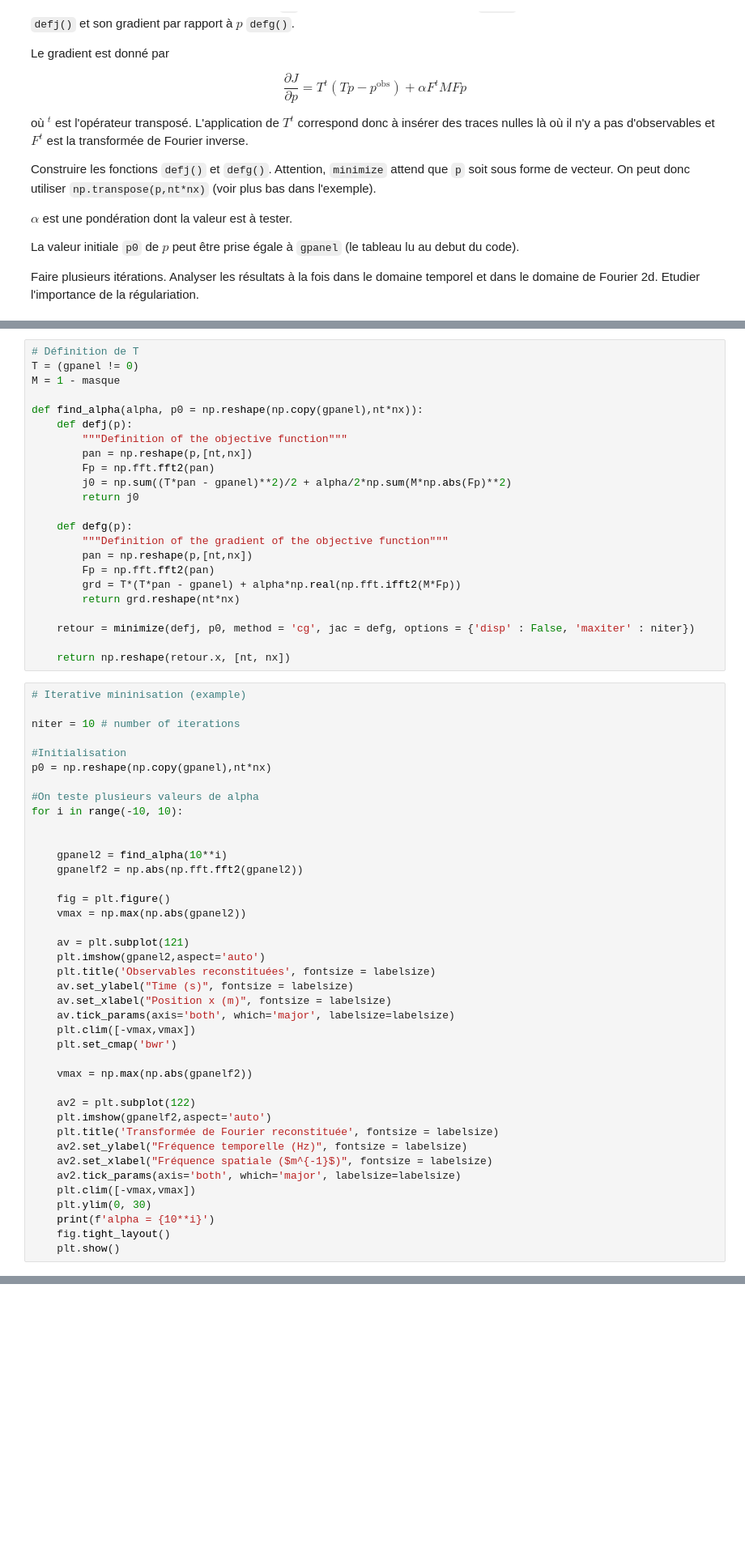
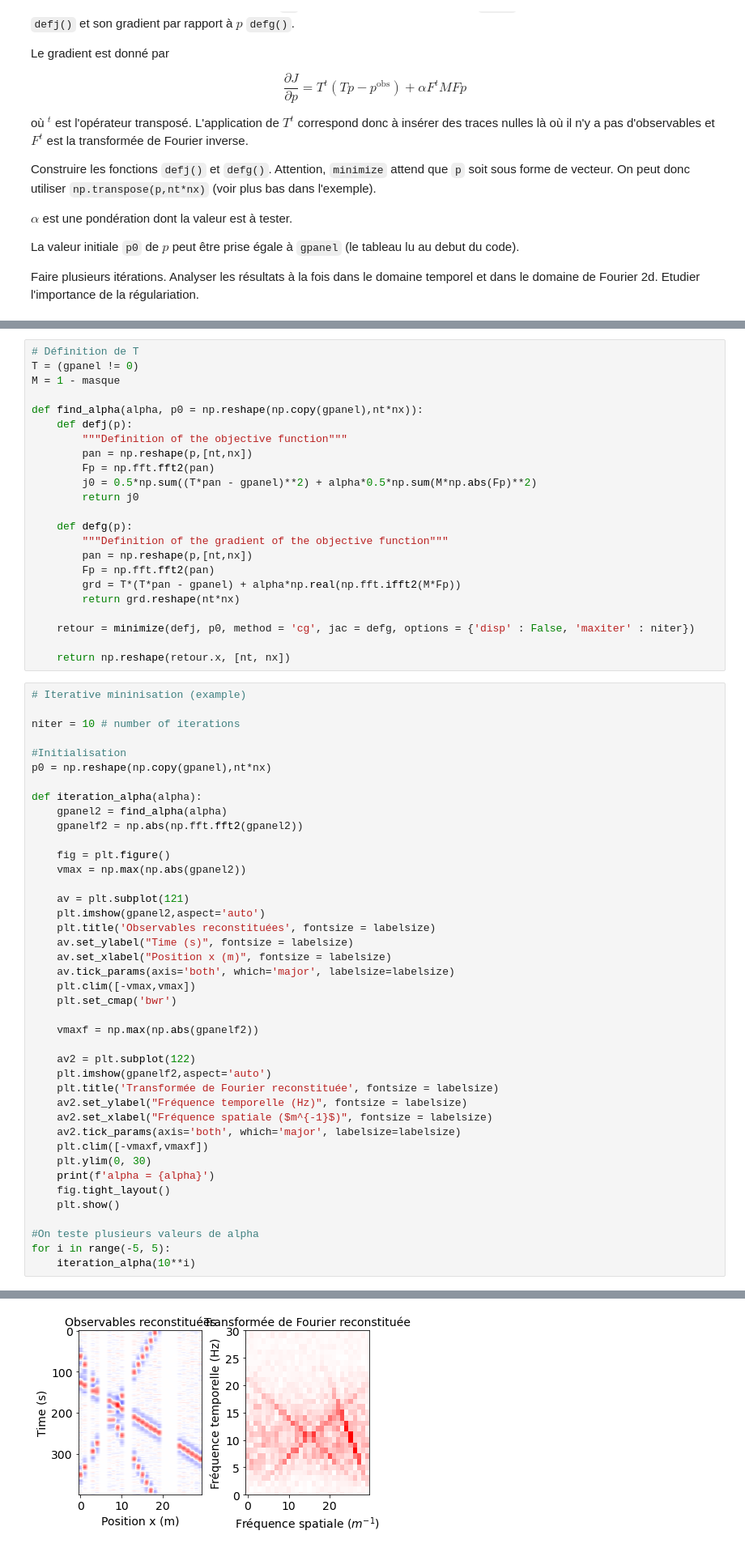
Before and after one commit to gabrielleberrada/projet_traitement_signal, a Jupyter notebook: mini_projet_interpolation/mini_projet_groupe3.ipynb, the cells around one changed output, grey strips where cells are left out. Shown at 81% size. Drawn from its saved outputs; the diff is of its cells as text; blank space fills up the shorter version.

```diff
--- a/mini_projet_interpolation/mini_projet_groupe3.ipynb
+++ b/mini_projet_interpolation/mini_projet_groupe3.ipynb
@@ -738,7 +736,7 @@ def find_alpha(alpha, p0 = np.reshape(np.copy(gpanel),nt*nx)):
         """Definition of the objective function"""
         pan = np.reshape(p,[nt,nx])
         Fp = np.fft.fft2(pan)
-        j0 = np.sum((T*pan - gpanel)**2)/2 + alpha/2*np.sum(M*np.abs(Fp)**2)
+        j0 = 0.5*np.sum((T*pan - gpanel)**2) + alpha*0.5*np.sum(M*np.abs(Fp)**2)
         return j0
 
     def defg(p):
@@ -759,11 +757,8 @@ niter = 10 # number of iterations
 #Initialisation
 p0 = np.reshape(np.copy(gpanel),nt*nx)
 
-#On teste plusieurs valeurs de alpha
-for i in range(-10, 10):
-
-
-    gpanel2 = find_alpha(10**i)
+def iteration_alpha(alpha):
+    gpanel2 = find_alpha(alpha)
     gpanelf2 = np.abs(np.fft.fft2(gpanel2))
 
     fig = plt.figure()
@@ -778,7 +773,7 @@ for i in range(-10, 10):
     plt.clim([-vmax,vmax])
     plt.set_cmap('bwr')
 
-    vmax = np.max(np.abs(gpanelf2))
+    vmaxf = np.max(np.abs(gpanelf2))
 
     av2 = plt.subplot(122)
     plt.imshow(gpanelf2,aspect='auto')
@@ -786,9 +781,13 @@ for i in range(-10, 10):
     av2.set_ylabel("Fréquence temporelle (Hz)", fontsize = labelsize)
     av2.set_xlabel("Fréquence spatiale ($m^{-1}$)", fontsize = labelsize)
     av2.tick_params(axis='both', which='major', labelsize=labelsize)
-    plt.clim([-vmax,vmax])
+    plt.clim([-vmaxf,vmaxf])
     plt.ylim(0, 30)
-    print(f'alpha = {10**i}')
+    print(f'alpha = {alpha}')
     fig.tight_layout()
     plt.show()
+
+#On teste plusieurs valeurs de alpha
+for i in range(-5, 5):
+    iteration_alpha(10**i)
 # %% [output]
@@ -795,0 +795 @@ ValueError: operands could not be broadcast together with shapes (30,30) (400,30
+[figure, added]
```
Also changed, not shown: parts of 8 cells of this notebook.
